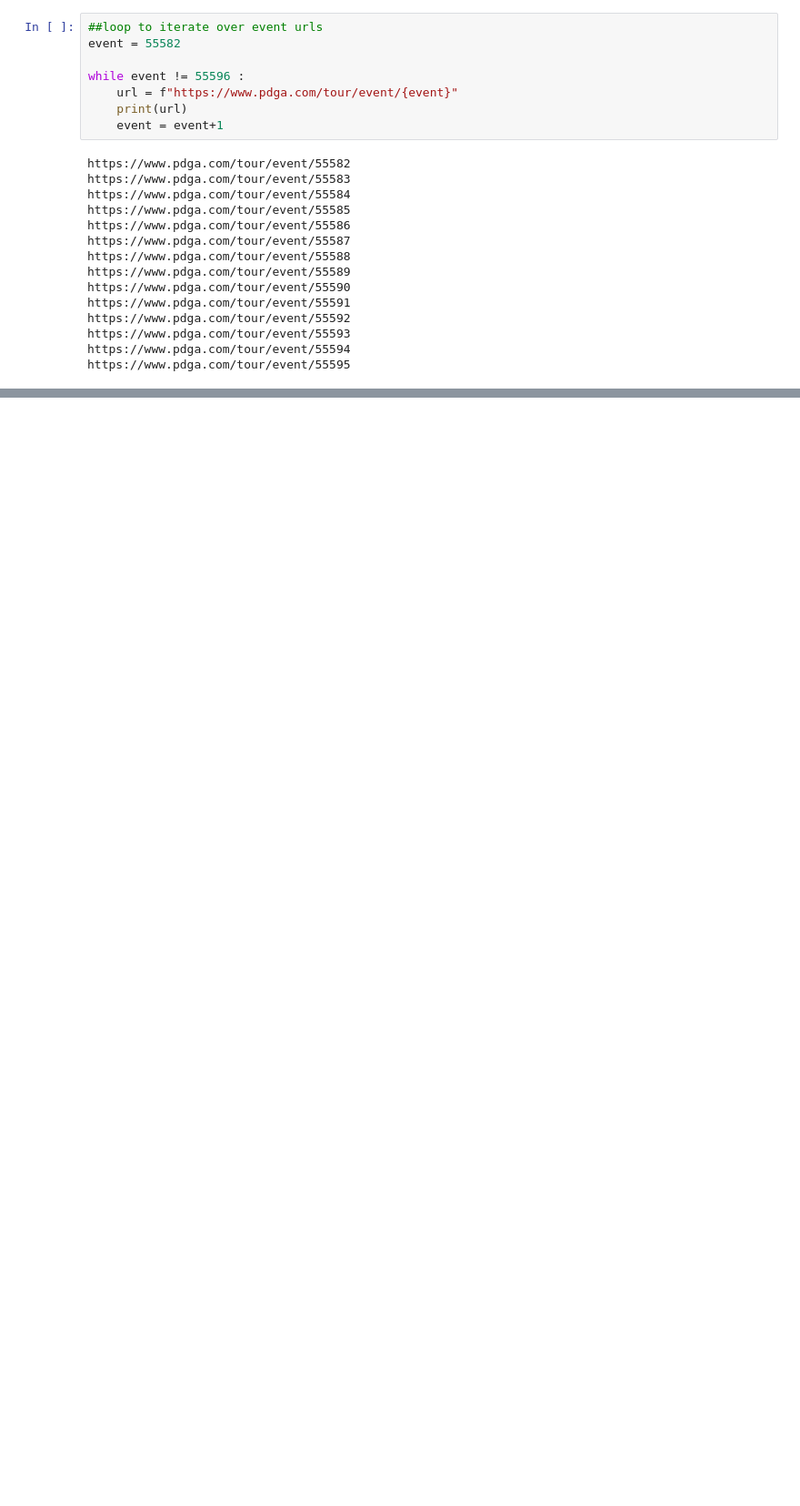
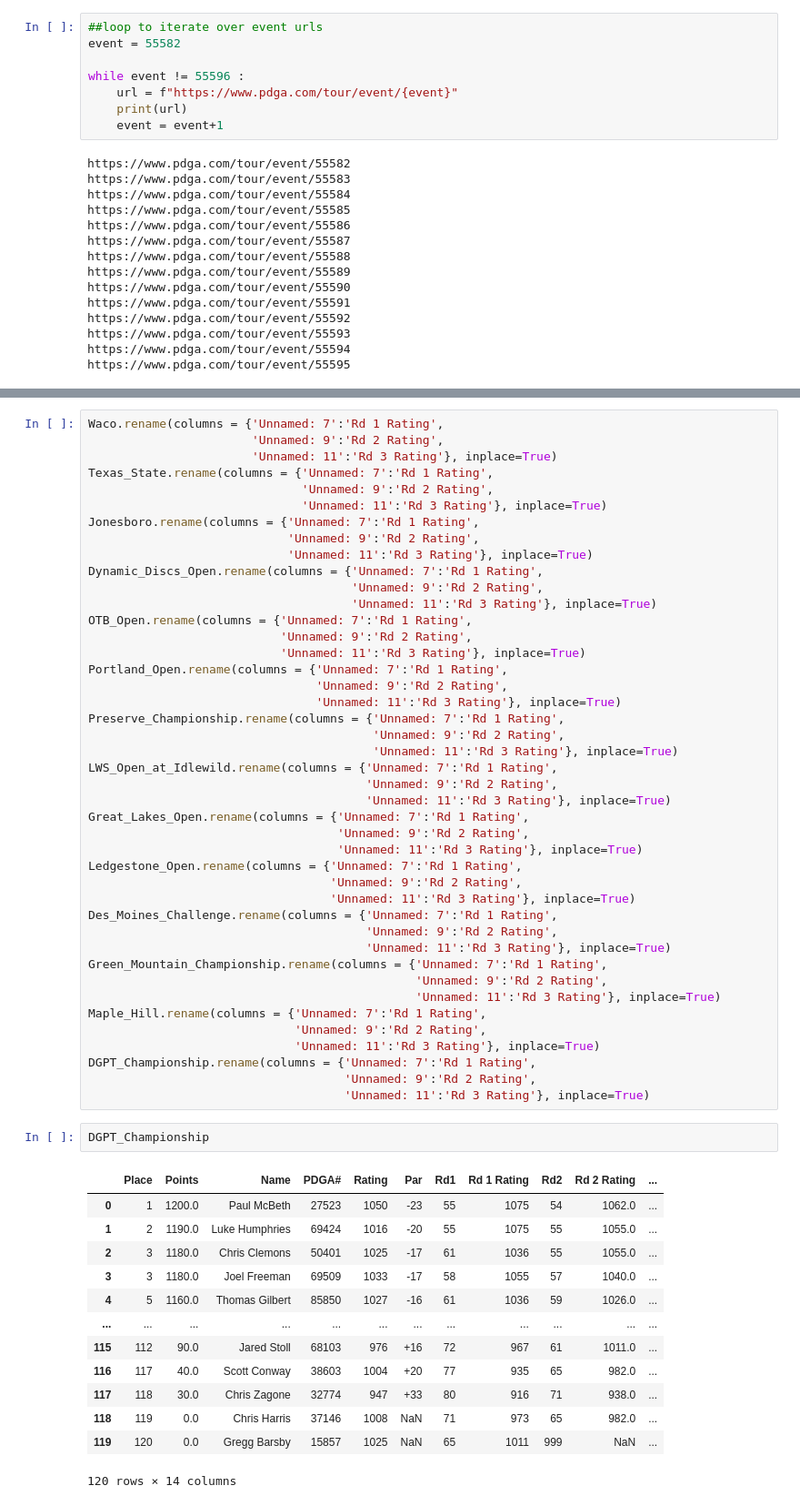
Before and after one commit to jamorgan8/disc-golf-analysis, a Jupyter notebook: notebooks/2022_tourney_results_scrape.ipynb, the cells around one changed output, grey strips where cells are left out. Shown at 91% size. Drawn from its saved outputs; the diff is of its cells as text; blank space fills up the shorter version.

```diff
--- a/notebooks/2022_tourney_results_scrape.ipynb
+++ b/notebooks/2022_tourney_results_scrape.ipynb
@@ -67,0 +125,59 @@ while event != 55596 :
+# %%
+Waco.rename(columns = {'Unnamed: 7':'Rd 1 Rating',
+                       'Unnamed: 9':'Rd 2 Rating',
+                       'Unnamed: 11':'Rd 3 Rating'}, inplace=True)
+Texas_State.rename(columns = {'Unnamed: 7':'Rd 1 Rating',
+                              'Unnamed: 9':'Rd 2 Rating',
+                              'Unnamed: 11':'Rd 3 Rating'}, inplace=True)
+Jonesboro.rename(columns = {'Unnamed: 7':'Rd 1 Rating',
+                            'Unnamed: 9':'Rd 2 Rating',
+                            'Unnamed: 11':'Rd 3 Rating'}, inplace=True)
+Dynamic_Discs_Open.rename(columns = {'Unnamed: 7':'Rd 1 Rating',
+                                     'Unnamed: 9':'Rd 2 Rating',
+                                     'Unnamed: 11':'Rd 3 Rating'}, inplace=True)
+OTB_Open.rename(columns = {'Unnamed: 7':'Rd 1 Rating',
+                           'Unnamed: 9':'Rd 2 Rating',
+                           'Unnamed: 11':'Rd 3 Rating'}, inplace=True)
+Portland_Open.rename(columns = {'Unnamed: 7':'Rd 1 Rating',
+                                'Unnamed: 9':'Rd 2 Rating',
+                                'Unnamed: 11':'Rd 3 Rating'}, inplace=True)
+Preserve_Championship.rename(columns = {'Unnamed: 7':'Rd 1 Rating',
+                                        'Unnamed: 9':'Rd 2 Rating',
+                                        'Unnamed: 11':'Rd 3 Rating'}, inplace=True)
+LWS_Open_at_Idlewild.rename(columns = {'Unnamed: 7':'Rd 1 Rating',
+                                       'Unnamed: 9':'Rd 2 Rating',
+                                       'Unnamed: 11':'Rd 3 Rating'}, inplace=True)
+Great_Lakes_Open.rename(columns = {'Unnamed: 7':'Rd 1 Rating',
+                                   'Unnamed: 9':'Rd 2 Rating',
+                                   'Unnamed: 11':'Rd 3 Rating'}, inplace=True)
+Ledgestone_Open.rename(columns = {'Unnamed: 7':'Rd 1 Rating',
+                                  'Unnamed: 9':'Rd 2 Rating',
+                                  'Unnamed: 11':'Rd 3 Rating'}, inplace=True)
+Des_Moines_Challenge.rename(columns = {'Unnamed: 7':'Rd 1 Rating',
+                                       'Unnamed: 9':'Rd 2 Rating',
+                                       'Unnamed: 11':'Rd 3 Rating'}, inplace=True)
+Green_Mountain_Championship.rename(columns = {'Unnamed: 7':'Rd 1 Rating',
+                                              'Unnamed: 9':'Rd 2 Rating',
+                                              'Unnamed: 11':'Rd 3 Rating'}, inplace=True)
+Maple_Hill.rename(columns = {'Unnamed: 7':'Rd 1 Rating',
+                             'Unnamed: 9':'Rd 2 Rating',
+                             'Unnamed: 11':'Rd 3 Rating'}, inplace=True)
+DGPT_Championship.rename(columns = {'Unnamed: 7':'Rd 1 Rating',
+                                    'Unnamed: 9':'Rd 2 Rating',
+                                    'Unnamed: 11':'Rd 3 Rating'}, inplace=True)
+# %%
+DGPT_Championship
+# %% [output]
+|  | Place | Points | Name | PDGA# | Rating | Par | Rd1 | Rd 1 Rating | Rd2 | Rd 2 Rating | ... |
+| 0 | 1 | 1200.0 | Paul McBeth | 27523 | 1050 | -23 | 55 | 1075 | 54 | 1062.0 | ... |
+| 1 | 2 | 1190.0 | Luke Humphries | 69424 | 1016 | -20 | 55 | 1075 | 55 | 1055.0 | ... |
+| 2 | 3 | 1180.0 | Chris Clemons | 50401 | 1025 | -17 | 61 | 1036 | 55 | 1055.0 | ... |
+| 3 | 3 | 1180.0 | Joel Freeman | 69509 | 1033 | -17 | 58 | 1055 | 57 | 1040.0 | ... |
+| 4 | 5 | 1160.0 | Thomas Gilbert | 85850 | 1027 | -16 | 61 | 1036 | 59 | 1026.0 | ... |
+| ... | ... | ... | ... | ... | ... | ... | ... | ... | ... | ... | ... |
+| 115 | 112 | 90.0 | Jared Stoll | 68103 | 976 | +16 | 72 | 967 | 61 | 1011.0 | ... |
+| 116 | 117 | 40.0 | Scott Conway | 38603 | 1004 | +20 | 77 | 935 | 65 | 982.0 | ... |
+| 117 | 118 | 30.0 | Chris Zagone | 32774 | 947 | +33 | 80 | 916 | 71 | 938.0 | ... |
+| 118 | 119 | 0.0 | Chris Harris | 37146 | 1008 | NaN | 71 | 973 | 65 | 982.0 | ... |
+| 119 | 120 | 0.0 | Gregg Barsby | 15857 | 1025 | NaN | 65 | 1011 | 999 | NaN | ... |
+120 rows × 14 columns
```
Also changed, not shown: parts of 5 cells of this notebook, 1 other file.
